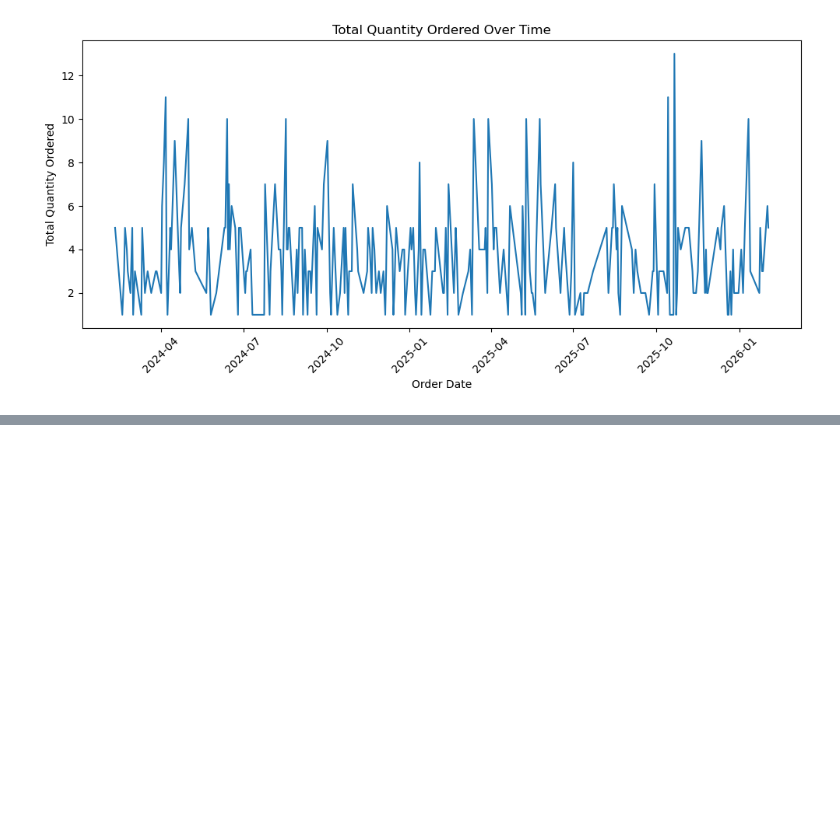
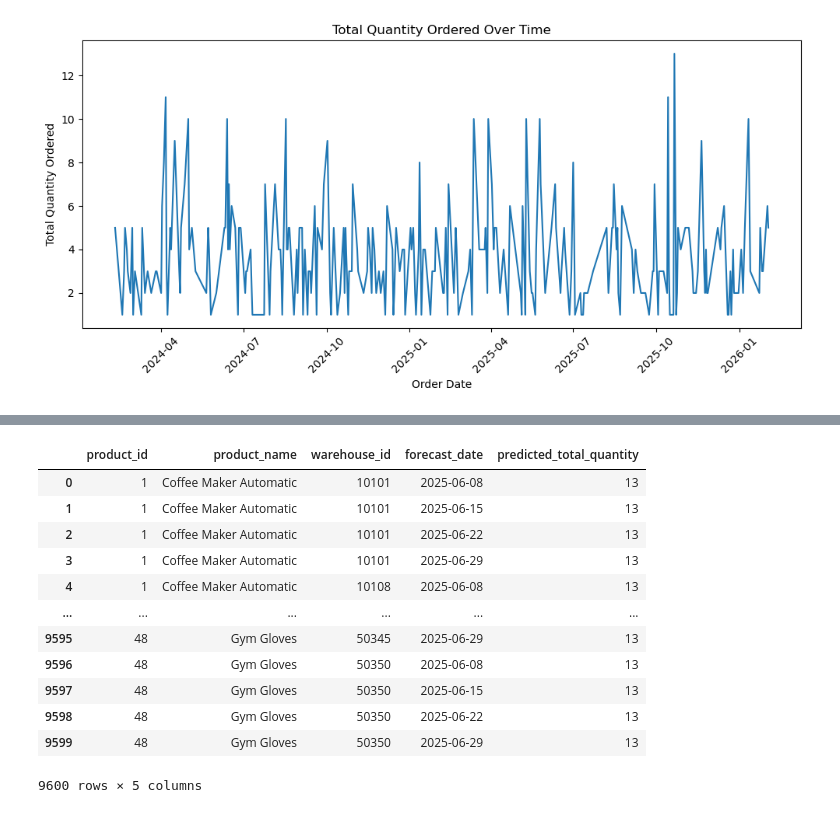
Before and after one commit to tanaymahapatra/E-commerce-Database-Management-and-Inventory-Optimization, a Jupyter notebook: model.ipynb, the cells around one changed output, grey strips where cells are left out. Saved outputs shown, nothing was run; the diff lists cells and outputs as text; code cells hidden in the pictures; blank space fills up the shorter version.

```diff
--- a/model.ipynb
+++ b/model.ipynb
@@ -275,0 +292,79 @@ Forecast Accuracy: 60.38%
+# %%
+from statsmodels.tsa.holtwinters import SimpleExpSmoothing
+
+# 1. Define the timeframe for the entire dataset (no product filter)
+start_date = '2024-02-03'
+end_date = '2025-06-03'
+
+# Ensure datetime format and filter the full dataset (dt2)
+dt2['order_date'] = pd.to_datetime(dt2['order_date'])
+dt_timeframe = dt2[(dt2['order_date'] >= start_date) & (dt2['order_date'] < end_date)].copy()
+
+# 2. Group by Product, Warehouse ID, and Week
+weekly_orders = dt_timeframe.groupby([
+    'product_id',   # Included for database relational mapping
+    'product_name',
+    'warehouse_id',
+    pd.Grouper(key='order_date', freq='W-SUN')
+])['quantity'].sum().reset_index()
+
+weekly_orders.columns = ['product_id', 'product_name', 'warehouse_id', 'week_end_date', 'total_quantity']
+
+# 3. Iterate through every Product-Warehouse combination
+forecast_results = []
+FORECAST_STEPS = 4
+
+# Create a continuous weekly date range to identify missing sales weeks
+full_date_range = pd.date_range(start=start_date, end=end_date, freq='W-SUN')
+
+# Group by the unique combinations of product and warehouse
+for (p_id, p_name, w_id), df_group in weekly_orders.groupby(['product_id', 'product_name', 'warehouse_id']):
+
+    df_group = df_group.set_index('week_end_date')
+
+    # Fill missing weeks with 0 for this specific product at this specific warehouse
+    df_group = df_group.reindex(full_date_range, fill_value=0)
+    df_group.index.name = 'week_end_date'
+
+    try:
+        # Train Simple Exponential Smoothing
+        model = SimpleExpSmoothing(df_group['total_quantity'], initialization_method="estimated")
+        fitted_model = model.fit()
+
+        # Forecast the next 4 weeks
+        predictions = fitted_model.forecast(FORECAST_STEPS)
+        future_dates = pd.date_range(start=df_group.index[-1] + pd.Timedelta(days=7), periods=FORECAST_STEPS, freq='W-SUN')
+
+        # Store results in a flat structure prepared for database insertion
+        for date, pred_val in zip(future_dates, predictions):
+            forecast_results.append({
+                'product_id': p_id,
+                'product_name': p_name,
+                'warehouse_id': w_id,
+                'forecast_date': date,
+                'predicted_total_quantity': max(0, int(round(pred_val)))
+            })
+
+    except Exception as e:
+        # Using 'pass' instead of 'print(e)' to prevent console spam
+        # if a few highly sparse items fail to fit out of thousands of combinations.
+        pass
+
+# 4. Create the final standardized DataFrame ready for MySQL write-back
+final_predictions_df = pd.DataFrame(forecast_results)
+
+final_predictions_df
+# %% [output]
+|  | product_id | product_name | warehouse_id | forecast_date | predicted_total_quantity |
+| 0 | 1 | Coffee Maker Automatic | 10101 | 2025-06-08 | 13 |
+| 1 | 1 | Coffee Maker Automatic | 10101 | 2025-06-15 | 13 |
+| 2 | 1 | Coffee Maker Automatic | 10101 | 2025-06-22 | 13 |
+| 3 | 1 | Coffee Maker Automatic | 10101 | 2025-06-29 | 13 |
+| 4 | 1 | Coffee Maker Automatic | 10108 | 2025-06-08 | 13 |
+| ... | ... | ... | ... | ... | ... |
+| 9595 | 48 | Gym Gloves | 50345 | 2025-06-29 | 13 |
+| 9596 | 48 | Gym Gloves | 50350 | 2025-06-08 | 13 |
+| 9597 | 48 | Gym Gloves | 50350 | 2025-06-15 | 13 |
+| 9598 | 48 | Gym Gloves | 50350 | 2025-06-22 | 13 |
+| 9599 | 48 | Gym Gloves | 50350 | 2025-06-29 | 13 |
+9600 rows × 5 columns
```
Also changed, not shown: parts of 9 cells of this notebook.
